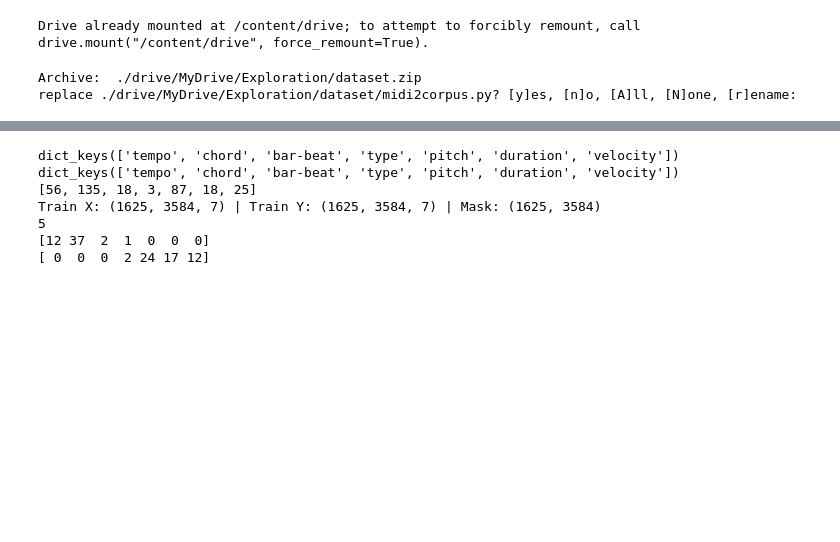
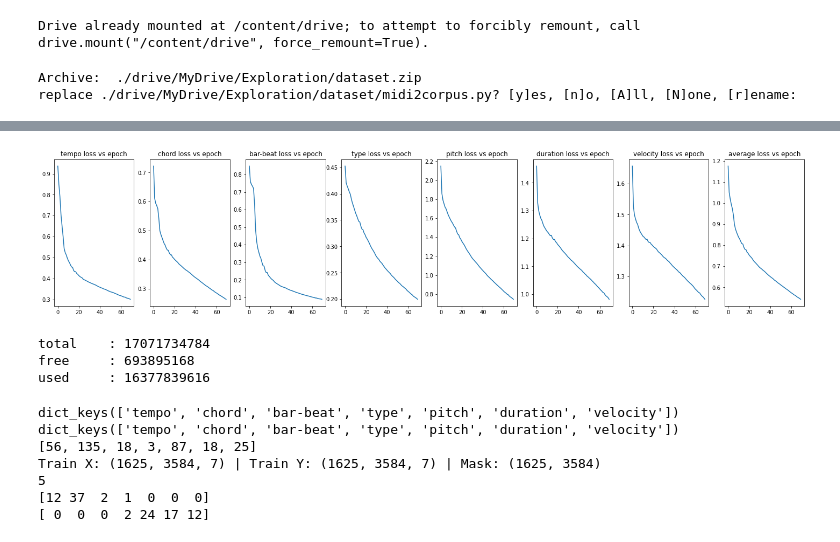
Before and after one commit to abhinavkk/MusicTransformer, a Jupyter notebook: Exploration.ipynb, the cells around one changed output, grey strips where cells are left out. Saved outputs shown, nothing was run; the diff lists cells and outputs as text; code cells hidden in the pictures; blank space fills up the shorter version.

Commit message:
Adding saving, loading and visualizing model

```diff
--- a/Exploration.ipynb
+++ b/Exploration.ipynb
@@ -172 +215,23 @@ class PositionalEmbedding(nn.Module):
+# %%
+import json
+model_path = './drive/MyDrive/Exploration/trained_model'
+
+# Save the model
+def save_model(model, epoch, losses, time):
+  torch.save(model.state_dict(), model_path + '/epoch_{}'.format(str(epoch)))
+  data = {
+      'losses':losses,
+      'time':time
+  }
+  with open(model_path + '/epoch_{}_metadata.json'.format(str(epoch)), 'w') as file:
+    json.dump(data, file, indent=2)
+
+def load_model(epoch):
+  model = Transformer(tokens)
+  model.load_state_dict(torch.load(model_path + '/epoch_{}'.format(str(epoch))))
+  return model.eval()
+
+def get_model_metadata(epoch):
+  with open(model_path + '/epoch_{}_metadata.json'.format(str(epoch)), 'r') as file:
+    return json.load(file)
 # %%
@@ -239,0 +247,9 @@ used     : 16377839616
+# %%
+# Working with previously trained model
+model_test = load_model(70)
+model_metadata = get_model_metadata(70)
+losses = model_metadata['losses']
+times = model_metadata['time']
+optimizer_test = optim.Adam(get_parameters(model_test), lr=initial_learning_rate)
+# After training using below line the total epochs will be 70 + 20
+# train(model_test, 20, optimizer_test, losses, times)
@@ -239,0 +279,15 @@ used     : 16377839616
+# %%
+# Plot Losses vs Epoch
+def visualize_model(model, model_metadata):
+  fig, axes = plt.subplots(1, 8, figsize=(25, 5))
+  losses = np.array(model_metadata['losses'])
+  times = model_metadata['time']
+  losses_types = [token_type for token_type in token_types]
+  losses_types.append('average')
+  for i in range(len(token_types)+1):
+    axes[i].plot(losses[:,i])
+    axes[i].set_title(f'{losses_types[i]} loss vs epoch')
+# %%
+visualize_model(model_test, model_metadata)
+# %% [output]
+[figure, added]
@@ -240,3 +297,20 @@ used     : 16377839616
+# %%
+def compose(neural_net):
+  neural_net.cuda()
+  neural_net.eval()
+  os.makedirs(composed_music, exist_ok=True)
+  music_time_list = []
+  music_words_count_list = []
+  for i in range(tot_composings):
+    start_time = time.time()
+    music = music_transformer.inference(dictionary)
+    convert_to_midi(music, composed_dir + '/composing_{}.mid'.format(str(i)))
+    music_time_list.append(time.time()-start_time)
+    music_words_count.append(len(music))
+# %% [output]
+total    : 17071734784
+free     : 693895168
+used     : 16377839616
 # %%
 # Analysing data
 
```
Also changed, not shown: parts of 11 cells of this notebook.
